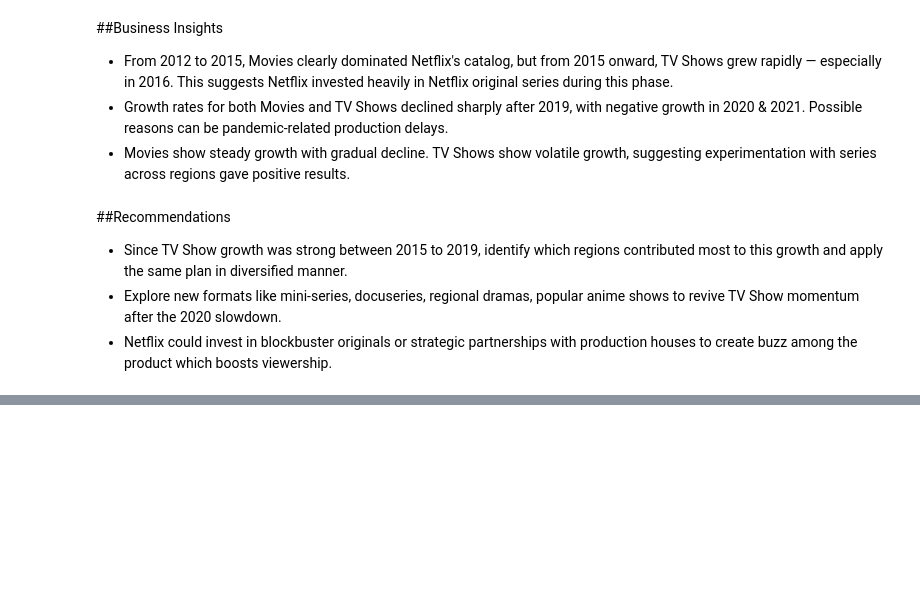
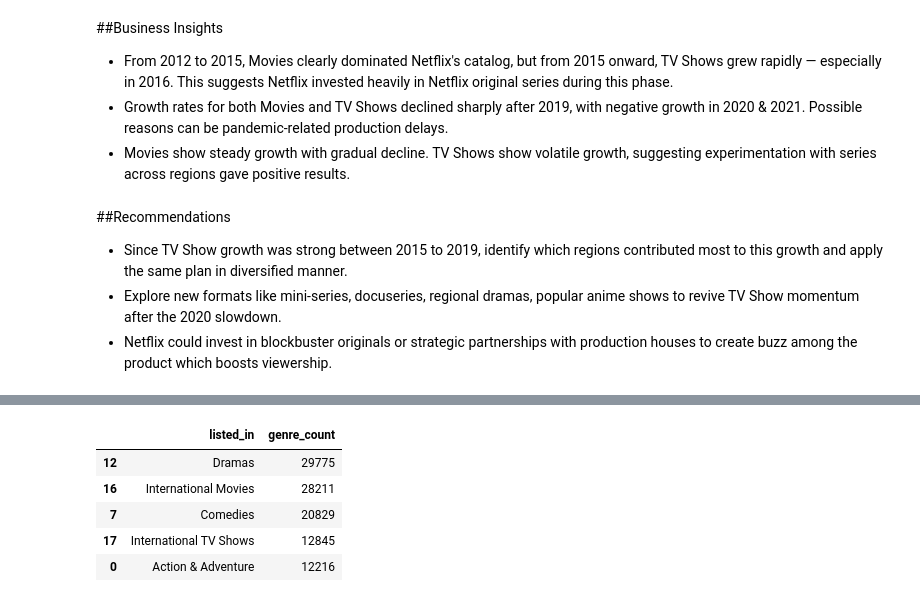
Before and after one commit to AnilJagarapu2704/Projects, a Jupyter notebook: Untitled14.ipynb, the cells around one changed output, grey strips where cells are left out. Cells and saved outputs as stored; diff of their text form; code cells hidden in the pictures; blank space fills up the shorter version.

```diff
--- a/Untitled14.ipynb
+++ b/Untitled14.ipynb
@@ -980,0 +1021,14 @@ dtype: int64
+# %%
+# Top 5 genre's
+
+genre_sort = data.groupby('listed_in')['show_id'].count().reset_index().sort_values('show_id', ascending = False)
+genre_sort.rename(columns = {'show_id': 'genre_count'}, inplace = True)
+top_genres = genre_sort.iloc[:5]
+top_genres
+# %% [output]
+|  | listed_in | genre_count |
+| 12 | Dramas | 29775 |
+| 16 | International Movies | 28211 |
+| 7 | Comedies | 20829 |
+| 17 | International TV Shows | 12845 |
+| 0 | Action & Adventure | 12216 |
```
Also changed, not shown: parts of 15 cells of this notebook.
